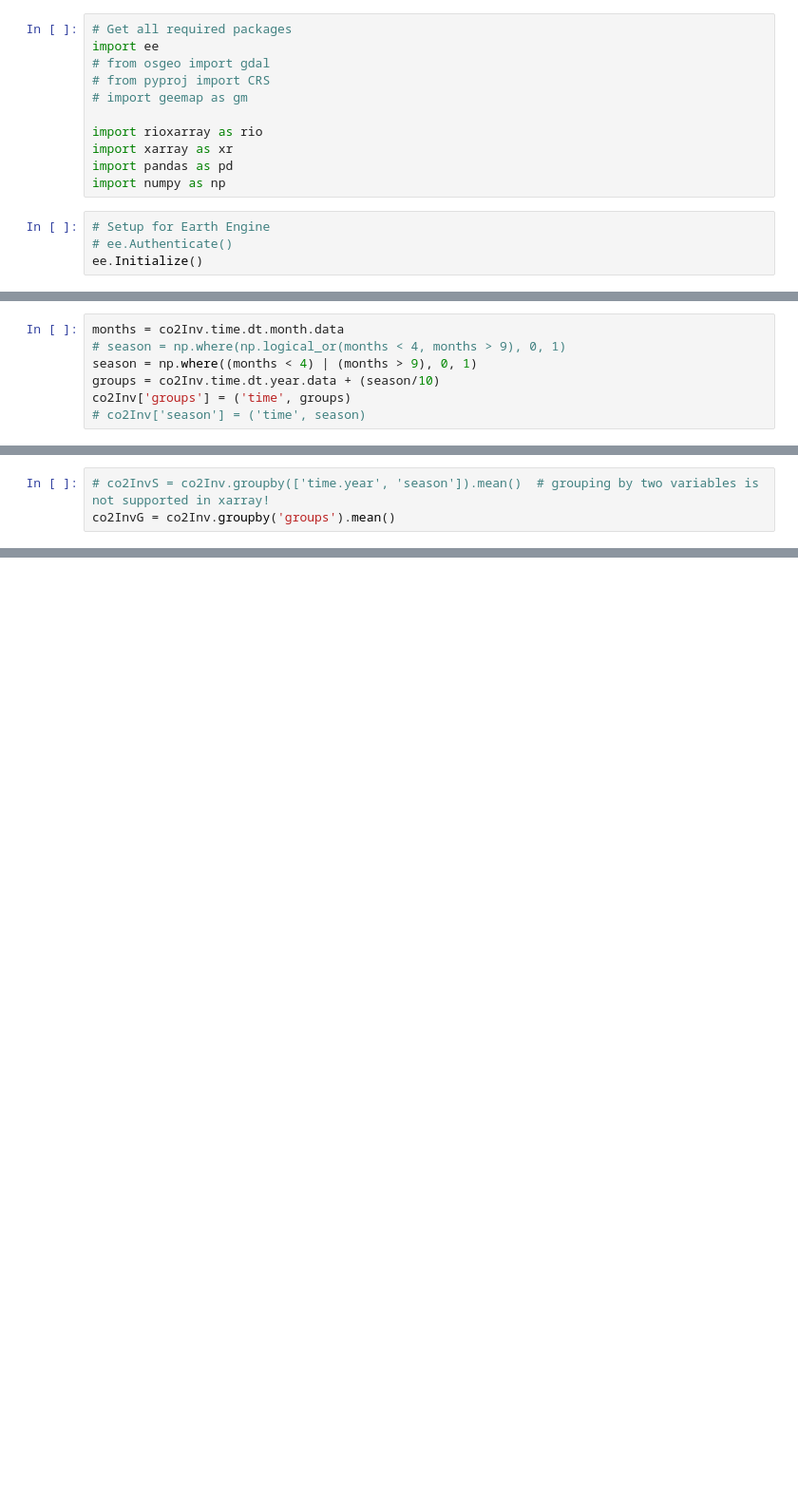
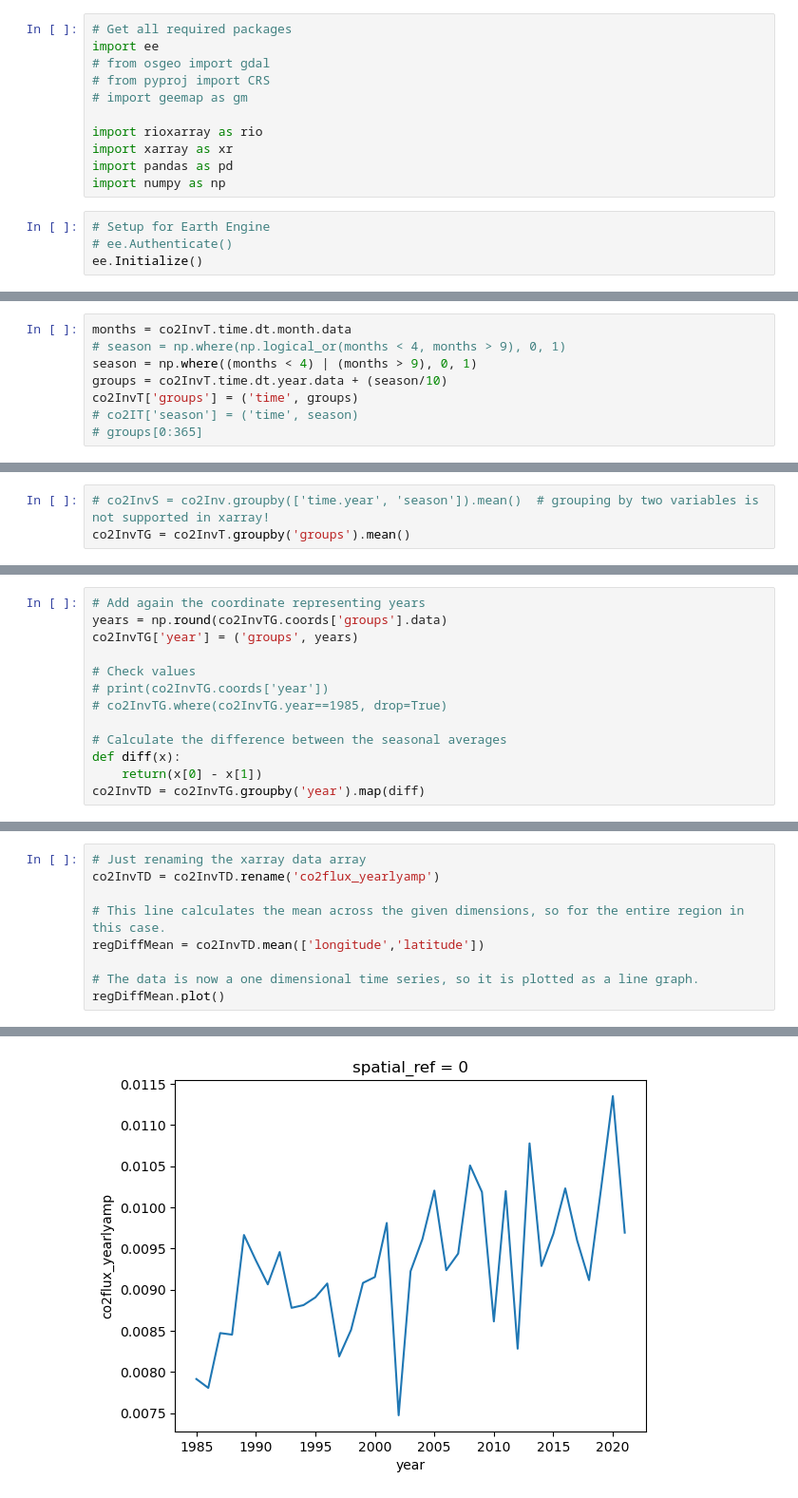
Before and after one commit to femoyano/northern-land-cover, a Jupyter notebook: recovery.ipynb, the cells around one changed output, grey strips where cells are left out. Shown: that part at 95% size. Saved outputs shown, nothing was run; the diff lists cells and outputs as text; blank space fills up the shorter version.

```diff
--- a/recovery.ipynb
+++ b/recovery.ipynb
@@ -61,7 +148,8 @@ co2Inv[0].plot()
 # %%
-months = co2Inv.time.dt.month.data
+months = co2InvT.time.dt.month.data
 # season = np.where(np.logical_or(months < 4, months > 9), 0, 1)
 season = np.where((months < 4) | (months > 9), 0, 1)
-groups = co2Inv.time.dt.year.data + (season/10)
-co2Inv['groups'] = ('time', groups)
-# co2Inv['season'] = ('time', season)
+groups = co2InvT.time.dt.year.data + (season/10)
+co2InvT['groups'] = ('time', groups)
+# co2IT['season'] = ('time', season)
+# groups[0:365]
@@ -70,4 +174,4 @@ co2Inv.groups[0:400]
 # %%
 # co2InvS = co2Inv.groupby(['time.year', 'season']).mean()  # grouping by two variables is not supported in xarray!
-co2InvG = co2Inv.groupby('groups').mean()
+co2InvTG = co2InvT.groupby('groups').mean()
 # %%
@@ -126,0 +199,13 @@ inv_co2_test
+# %%
+# Add again the coordinate representing years
+years = np.round(co2InvTG.coords['groups'].data)
+co2InvTG['year'] = ('groups', years)
+
+# Check values
+# print(co2InvTG.coords['year'])
+# co2InvTG.where(co2InvTG.year==1985, drop=True)
+
+# Calculate the difference between the seasonal averages
+def diff(x):
+    return(x[0] - x[1])
+co2InvTD = co2InvTG.groupby('year').map(diff)
@@ -126,0 +227,10 @@ inv_co2_test
+# %%
+# Just renaming the xarray data array
+co2InvTD = co2InvTD.rename('co2flux_yearlyamp')
+
+# This line calculates the mean across the given dimensions, so for the entire region in this case.
+regDiffMean = co2InvTD.mean(['longitude','latitude'])
+
+# The data is now a one dimensional time series, so it is plotted as a line graph.
+regDiffMean.plot()
+# %% [output]
@@ -126,0 +238 @@ inv_co2_test
+[figure, added]
```
Also changed, not shown: parts of 26 cells of this notebook.
